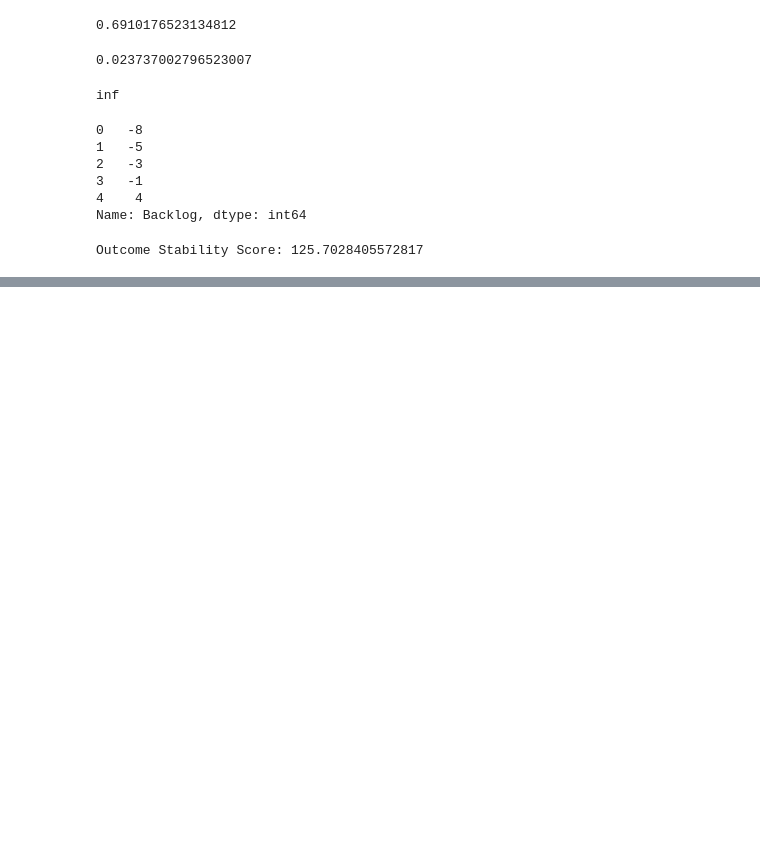
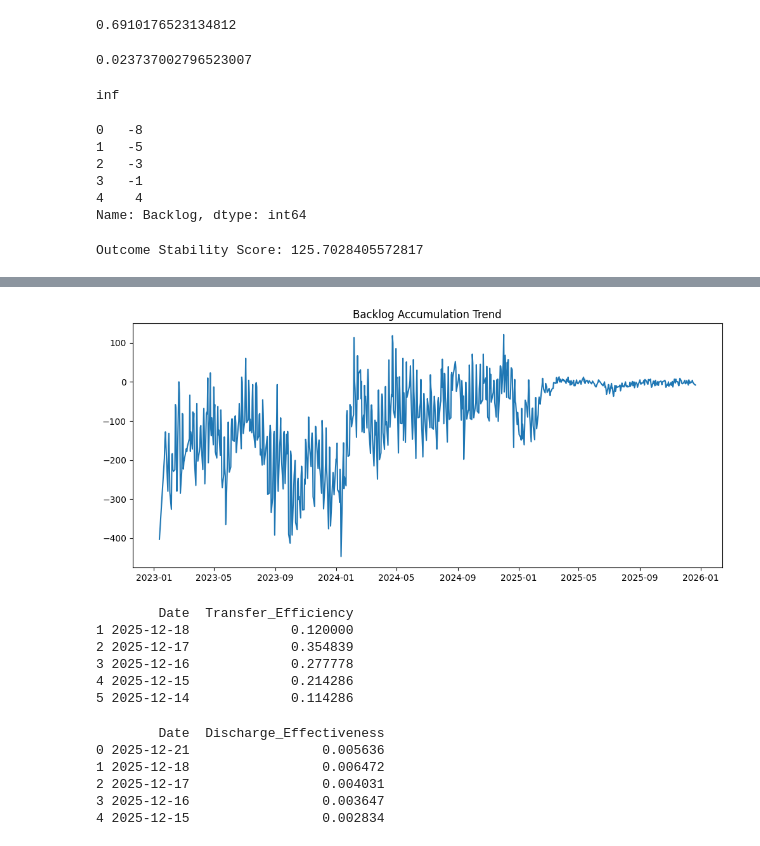
Before and after one commit to Archu403/Repository-name-Care-Transition-Efficiency-Analytics, a Jupyter notebook: Care_Transition_Project.ipynb, the cells around one changed output, grey strips where cells are left out. Cells and saved outputs as stored; diff of their text form; code cells hidden in the pictures; blank space fills up the shorter version.

```diff
--- a/Care_Transition_Project.ipynb
+++ b/Care_Transition_Project.ipynb
@@ -321,0 +338,29 @@ Outcome Stability Score: 125.7028405572817
+# %%
+plt.figure(figsize=(12,5))
+plt.plot(df['Date'], df['Backlog'])
+plt.title("Backlog Accumulation Trend")
+plt.show()
+# %% [output]
+[figure, added]
+# %%
+low_transfer = df[df['Transfer_Efficiency'] < 0.5]
+
+print(low_transfer[['Date', 'Transfer_Efficiency']].head())
+# %% [output]
+        Date  Transfer_Efficiency
+1 2025-12-18             0.120000
+2 2025-12-17             0.354839
+3 2025-12-16             0.277778
+4 2025-12-15             0.214286
+5 2025-12-14             0.114286
+# %%
+low_discharge = df[df['Discharge_Effectiveness'] < 0.02]
+
+print(low_discharge[['Date', 'Discharge_Effectiveness']].head())
+# %% [output]
+        Date  Discharge_Effectiveness
+0 2025-12-21                 0.005636
+1 2025-12-18                 0.006472
+2 2025-12-17                 0.004031
+3 2025-12-16                 0.003647
+4 2025-12-15                 0.002834
```
Also changed, not shown: parts of 2 cells of this notebook.
